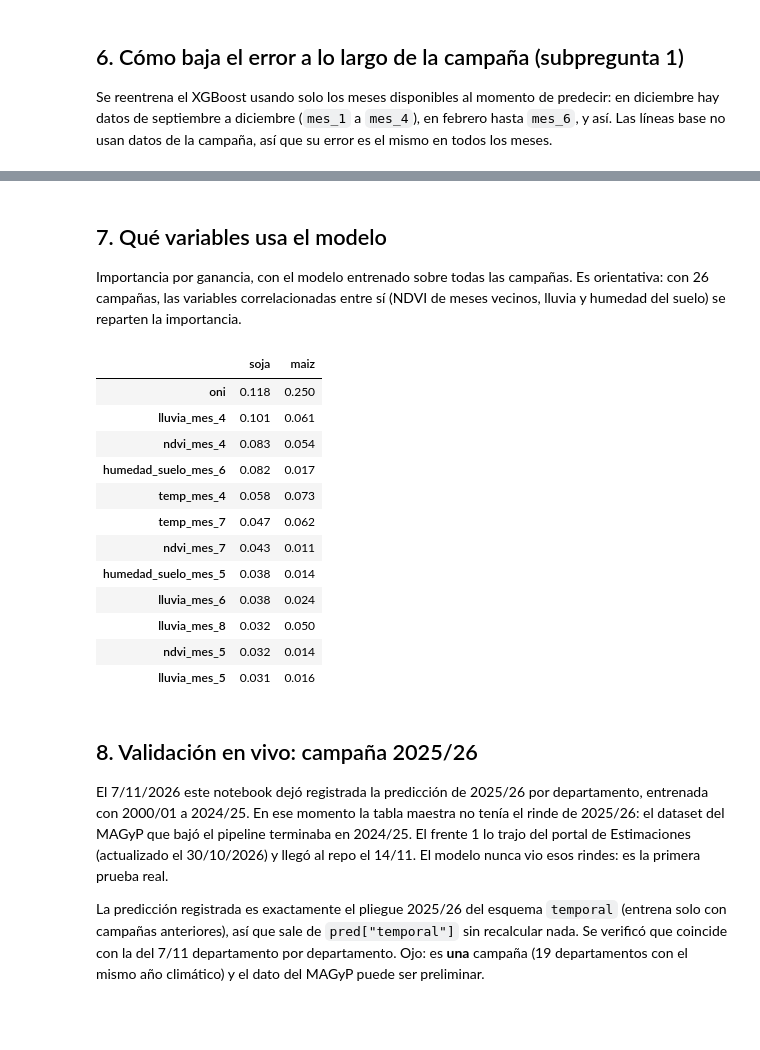
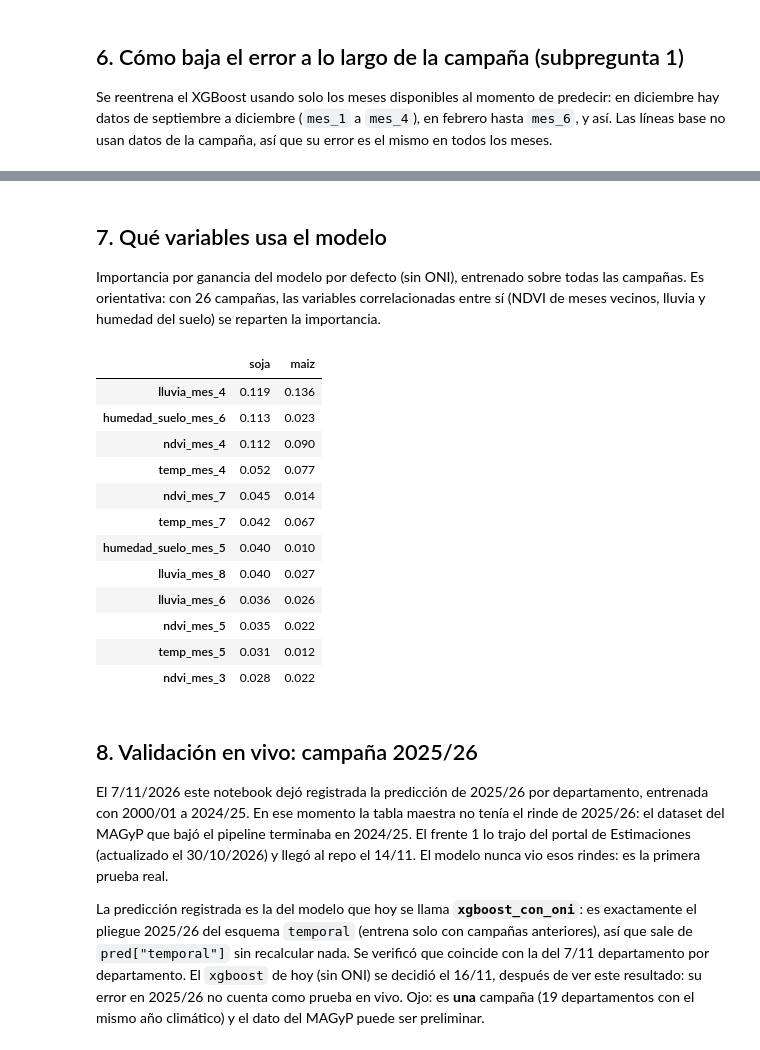
Before and after one commit to imas-Tech-Club/AnalisisAgroClimatico, a Jupyter notebook: notebooks/frente4_validacion_lineas_base_xgboost.ipynb, the cells around one changed output, grey strips where cells are left out. Cells and saved outputs as stored; diff of their text form; code cells hidden in the pictures; blank space fills up the shorter version.

```diff
--- a/notebooks/frente4_validacion_lineas_base_xgboost.ipynb
+++ b/notebooks/frente4_validacion_lineas_base_xgboost.ipynb
@@ -136,6 +141,6 @@ tabla
 # %%
 fig, ax = plt.subplots(1, 2, figsize=(11, 3.6), sharey=False)
-orden = ["promedio_historico", "tendencia_lineal", "xgboost", "xgboost_sobre_promedio"]
+orden = ["promedio_historico", "tendencia_lineal", "xgboost", "xgboost_sobre_promedio", "xgboost_con_oni"]
 for a, cult in zip(ax, ["soja", "maiz"]):
     t = tabla.xs(cult, level="cultivo")["mae_kg_ha"].unstack("esquema").reindex(orden)
     t.plot.bar(ax=a, rot=15, color=["#4a6fa5", "#c9a227"])
@@ -189,7 +196,7 @@ no usan datos de la campaña, así que su error es el mismo en todos los meses.
 # %%
 filas = []
 for corte, k in modelo.MESES_CORTE.items():
-    feats = modelo.columnas_clima_satelite(k) + ["oni"]
+    feats = modelo.columnas_clima_satelite(k)
     p = modelo.validar(df, {"xgboost": modelo.xgboost_sobre_tendencia(feats)}, esquema="loco")
     m = modelo.metricas(p).reset_index()
     m["corte"] = corte
@@ -221,35 +228,35 @@ plt.tight_layout(); plt.show()
 # %% [markdown]
 ## 7. Qué variables usa el modelo
 
-Importancia por ganancia, con el modelo entrenado sobre todas las campañas. Es orientativa: con 26
-campañas, las variables correlacionadas entre sí (NDVI de meses vecinos, lluvia y humedad del suelo) se
-reparten la importancia.
+Importancia por ganancia del modelo por defecto (sin ONI), entrenado sobre todas las campañas. Es
+orientativa: con 26 campañas, las variables correlacionadas entre sí (NDVI de meses vecinos, lluvia y
+humedad del suelo) se reparten la importancia.
 # %%
 from xgboost import XGBRegressor
-feats = modelo.columnas_clima_satelite(8) + ["oni"]
+feats = modelo.columnas_clima_satelite(8)
 imp = {}
 for cult in ["soja", "maiz"]:
     tr = ent[ent.cultivo == cult]
     m = XGBRegressor(n_estimators=400, max_depth=3, learning_rate=0.03, subsample=0.8, colsample_bytree=0.8,
                      min_child_weight=5, random_state=0)
     m.fit(tr[feats], tr.rinde_real - modelo.tendencia_lineal(tr, tr))
     imp[cult] = pd.Series(m.get_booster().get_score(importance_type="gain")).reindex(feats).fillna(0)
 imp = pd.DataFrame(imp)
 (imp / imp.sum()).sort_values("soja", ascending=False).head(12).round(3)
 # %% [output]
 |  | soja | maiz |
-| oni | 0.118 | 0.250 |
-| lluvia_mes_4 | 0.101 | 0.061 |
-| ndvi_mes_4 | 0.083 | 0.054 |
-| humedad_suelo_mes_6 | 0.082 | 0.017 |
-| temp_mes_4 | 0.058 | 0.073 |
-| temp_mes_7 | 0.047 | 0.062 |
-| ndvi_mes_7 | 0.043 | 0.011 |
-| humedad_suelo_mes_5 | 0.038 | 0.014 |
-| lluvia_mes_6 | 0.038 | 0.024 |
-| lluvia_mes_8 | 0.032 | 0.050 |
-| ndvi_mes_5 | 0.032 | 0.014 |
-| lluvia_mes_5 | 0.031 | 0.016 |
+| lluvia_mes_4 | 0.119 | 0.136 |
+| humedad_suelo_mes_6 | 0.113 | 0.023 |
+| ndvi_mes_4 | 0.112 | 0.090 |
+| temp_mes_4 | 0.052 | 0.077 |
+| ndvi_mes_7 | 0.045 | 0.014 |
+| temp_mes_7 | 0.042 | 0.067 |
+| humedad_suelo_mes_5 | 0.040 | 0.010 |
+| lluvia_mes_8 | 0.040 | 0.027 |
+| lluvia_mes_6 | 0.036 | 0.026 |
+| ndvi_mes_5 | 0.035 | 0.022 |
+| temp_mes_5 | 0.031 | 0.012 |
+| ndvi_mes_3 | 0.028 | 0.022 |
 # %% [markdown]
 ## 8. Validación en vivo: campaña 2025/26
 
@@ -258,10 +265,12 @@ El 7/11/2026 este notebook dejó registrada la predicción de 2025/26 por depart
 que bajó el pipeline terminaba en 2024/25. El frente 1 lo trajo del portal de Estimaciones (actualizado
 el 30/10/2026) y llegó al repo el 14/11. El modelo nunca vio esos rindes: es la primera prueba real.
 
-La predicción registrada es exactamente el pliegue 2025/26 del esquema `temporal` (entrena solo con
-campañas anteriores), así que sale de `pred["temporal"]` sin recalcular nada. Se verificó que coincide
-con la del 7/11 departamento por departamento. Ojo: es **una** campaña (19 departamentos con el mismo
-año climático) y el dato del MAGyP puede ser preliminar.
+La predicción registrada es la del modelo que hoy se llama **`xgboost_con_oni`**: es exactamente el
+pliegue 2025/26 del esquema `temporal` (entrena solo con campañas anteriores), así que sale de
+`pred["temporal"]` sin recalcular nada. Se verificó que coincide con la del 7/11 departamento por
+departamento. El `xgboost` de hoy (sin ONI) se decidió el 16/11, después de ver este resultado: su error
+en 2025/26 no cuenta como prueba en vivo. Ojo: es **una** campaña (19 departamentos con el mismo año
+climático) y el dato del MAGyP puede ser preliminar.
 # %%
 vivo = pred["temporal"][pred["temporal"].campania == "2025/26"]
 modelo.comparar_con_base(modelo.metricas(vivo))[["mae_kg_ha", "error_pct", "sesgo_kg_ha", "n", "mejora_vs_base_pct"]].round(1)
```
Also changed, not shown: parts of 20 cells of this notebook, 12 other files.
